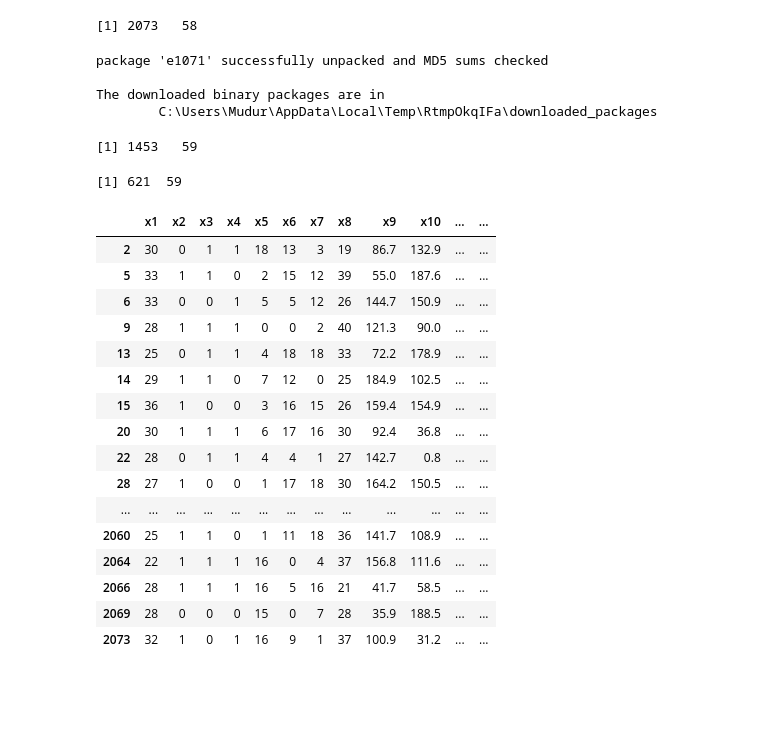
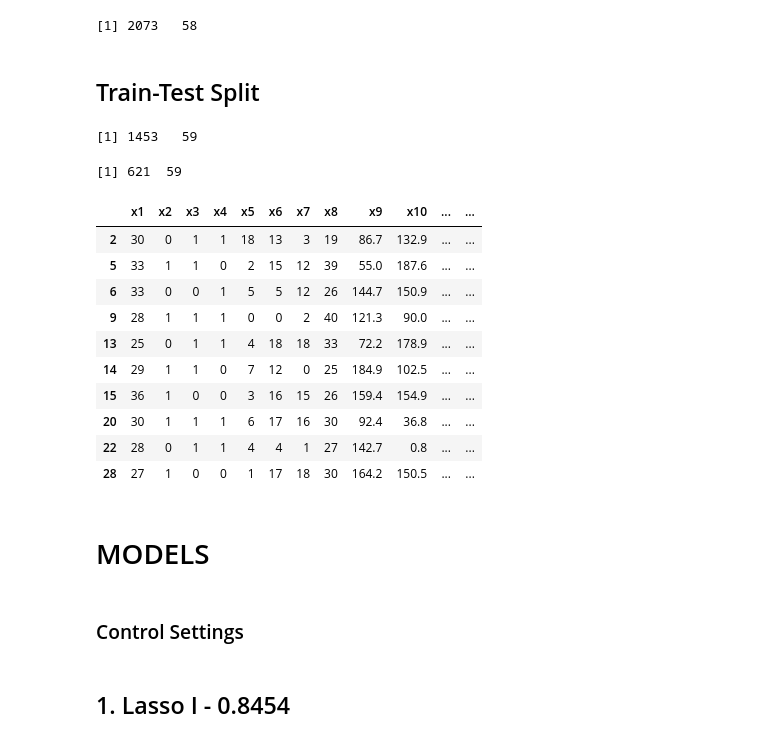
Before and after one commit to karaee/IE518Project, a Jupyter notebook: Project/Project1.ipynb, the cells around one changed output. Drawn from its saved outputs; the diff is of its cells as text; code cells hidden in the pictures; blank space fills up the shorter version.

```diff
--- a/Project/Project1.ipynb
+++ b/Project/Project1.ipynb
@@ -163,10 +243,5 @@ fitControl <- trainControl(method = "repeatedcv", number = 10, verboseIter = TRU
-# %%
-install.packages("e1071")
-# %% [output]
-package 'e1071' successfully unpacked and MD5 sums checked
-
-The downloaded binary packages are in
-        C:\Users\Mudur\AppData\Local\Temp\RtmpOkqIFa\downloaded_packages
+# %% [markdown]
+## Train-Test Split
 # %%
 set.seed(1)
 trainIndex = createDataPartition(traindata$y, p = 0.7, list = FALSE)
@@ -178,23 +253,21 @@ dim(traindata3)
 # %% [output]
 [1] 1453   59
 [1] 621  59
-# %%
-traindata3
-# %% [output]
-|  | x1 | x2 | x3 | x4 | x5 | x6 | x7 | x8 | x9 | x10 | ... | ... |
-| 2 | 30 | 0 | 1 | 1 | 18 | 13 | 3 | 19 | 86.7 | 132.9 | ... | ... |
-| 5 | 33 | 1 | 1 | 0 | 2 | 15 | 12 | 39 | 55.0 | 187.6 | ... | ... |
-| 6 | 33 | 0 | 0 | 1 | 5 | 5 | 12 | 26 | 144.7 | 150.9 | ... | ... |
-| 9 | 28 | 1 | 1 | 1 | 0 | 0 | 2 | 40 | 121.3 | 90.0 | ... | ... |
-| 13 | 25 | 0 | 1 | 1 | 4 | 18 | 18 | 33 | 72.2 | 178.9 | ... | ... |
-| 14 | 29 | 1 | 1 | 0 | 7 | 12 | 0 | 25 | 184.9 | 102.5 | ... | ... |
-| 15 | 36 | 1 | 0 | 0 | 3 | 16 | 15 | 26 | 159.4 | 154.9 | ... | ... |
-| 20 | 30 | 1 | 1 | 1 | 6 | 17 | 16 | 30 | 92.4 | 36.8 | ... | ... |
-| 22 | 28 | 0 | 1 | 1 | 4 | 4 | 1 | 27 | 142.7 | 0.8 | ... | ... |
-| 28 | 27 | 1 | 0 | 0 | 1 | 17 | 18 | 30 | 164.2 | 150.5 | ... | ... |
-| ... | ... | ... | ... | ... | ... | ... | ... | ... | ... | ... | ... | ... |
-| 2060 | 25 | 1 | 1 | 0 | 1 | 11 | 18 | 36 | 141.7 | 108.9 | ... | ... |
-| 2064 | 22 | 1 | 1 | 1 | 16 | 0 | 4 | 37 | 156.8 | 111.6 | ... | ... |
-| 2066 | 28 | 1 | 1 | 1 | 16 | 5 | 16 | 21 | 41.7 | 58.5 | ... | ... |
-| 2069 | 28 | 0 | 0 | 0 | 15 | 0 | 7 | 28 | 35.9 | 188.5 | ... | ... |
-| 2073 | 32 | 1 | 0 | 1 | 16 | 9 | 1 | 37 | 100.9 | 31.2 | ... | ... |
+# %%
+head(traindata3, 10)
+# %% [output]
+|  | x1 | x2 | x3 | x4 | x5 | x6 | x7 | x8 | x9 | x10 | ... | ... |
+| 2 | 30 | 0 | 1 | 1 | 18 | 13 | 3 | 19 | 86.7 | 132.9 | ... | ... |
+| 5 | 33 | 1 | 1 | 0 | 2 | 15 | 12 | 39 | 55.0 | 187.6 | ... | ... |
+| 6 | 33 | 0 | 0 | 1 | 5 | 5 | 12 | 26 | 144.7 | 150.9 | ... | ... |
+| 9 | 28 | 1 | 1 | 1 | 0 | 0 | 2 | 40 | 121.3 | 90.0 | ... | ... |
+| 13 | 25 | 0 | 1 | 1 | 4 | 18 | 18 | 33 | 72.2 | 178.9 | ... | ... |
+| 14 | 29 | 1 | 1 | 0 | 7 | 12 | 0 | 25 | 184.9 | 102.5 | ... | ... |
+| 15 | 36 | 1 | 0 | 0 | 3 | 16 | 15 | 26 | 159.4 | 154.9 | ... | ... |
+| 20 | 30 | 1 | 1 | 1 | 6 | 17 | 16 | 30 | 92.4 | 36.8 | ... | ... |
+| 22 | 28 | 0 | 1 | 1 | 4 | 4 | 1 | 27 | 142.7 | 0.8 | ... | ... |
+| 28 | 27 | 1 | 0 | 0 | 1 | 17 | 18 | 30 | 164.2 | 150.5 | ... | ... |
+# %% [markdown]
+# MODELS
+# %% [markdown]
+### Control Settings
@@ -201 +276,3 @@ traindata3
+# %% [markdown]
+## 1. Lasso I - 0.8454
 # %%
```
Also changed, not shown: parts of 89 cells of this notebook, 1 other file.
